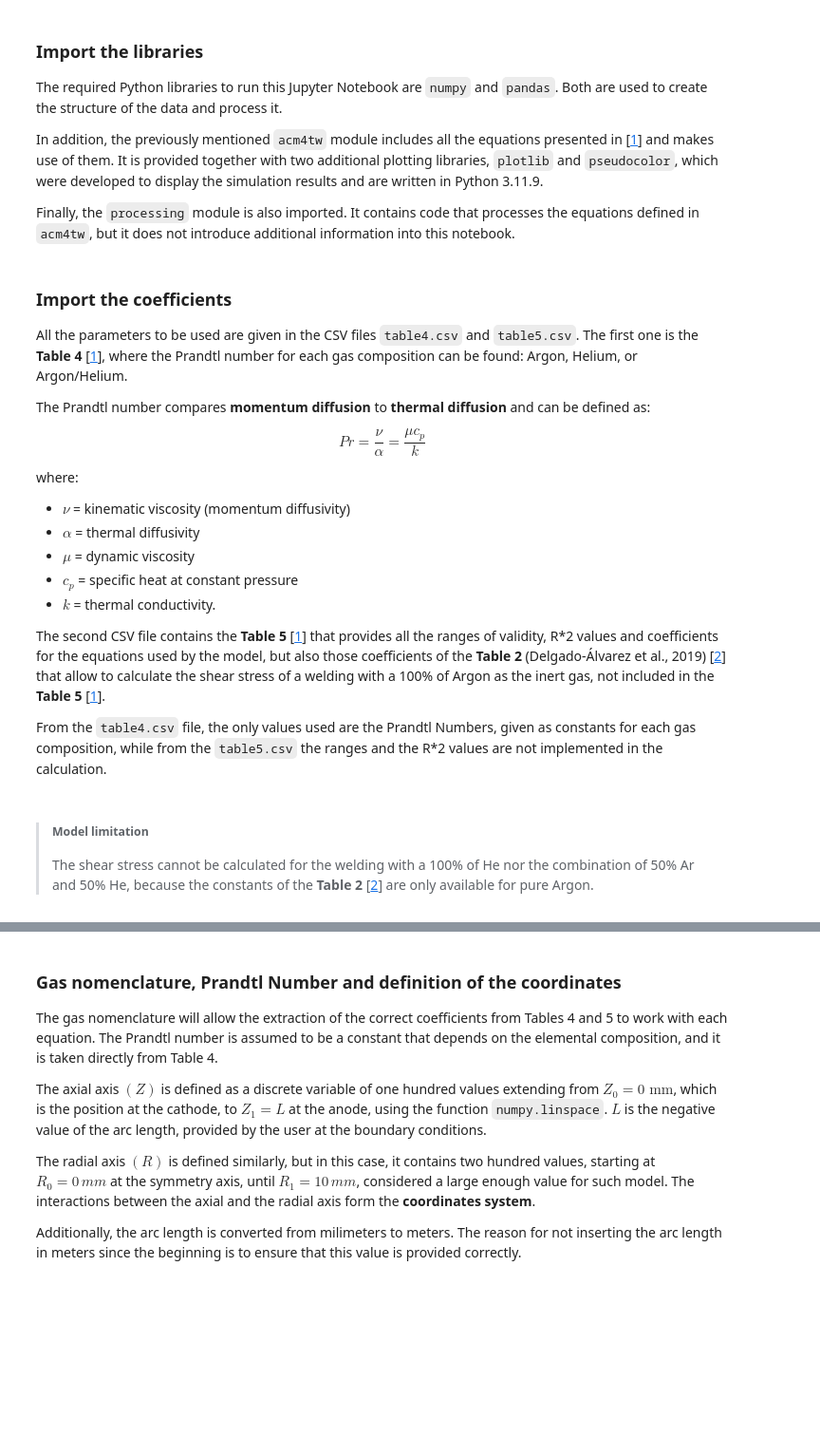
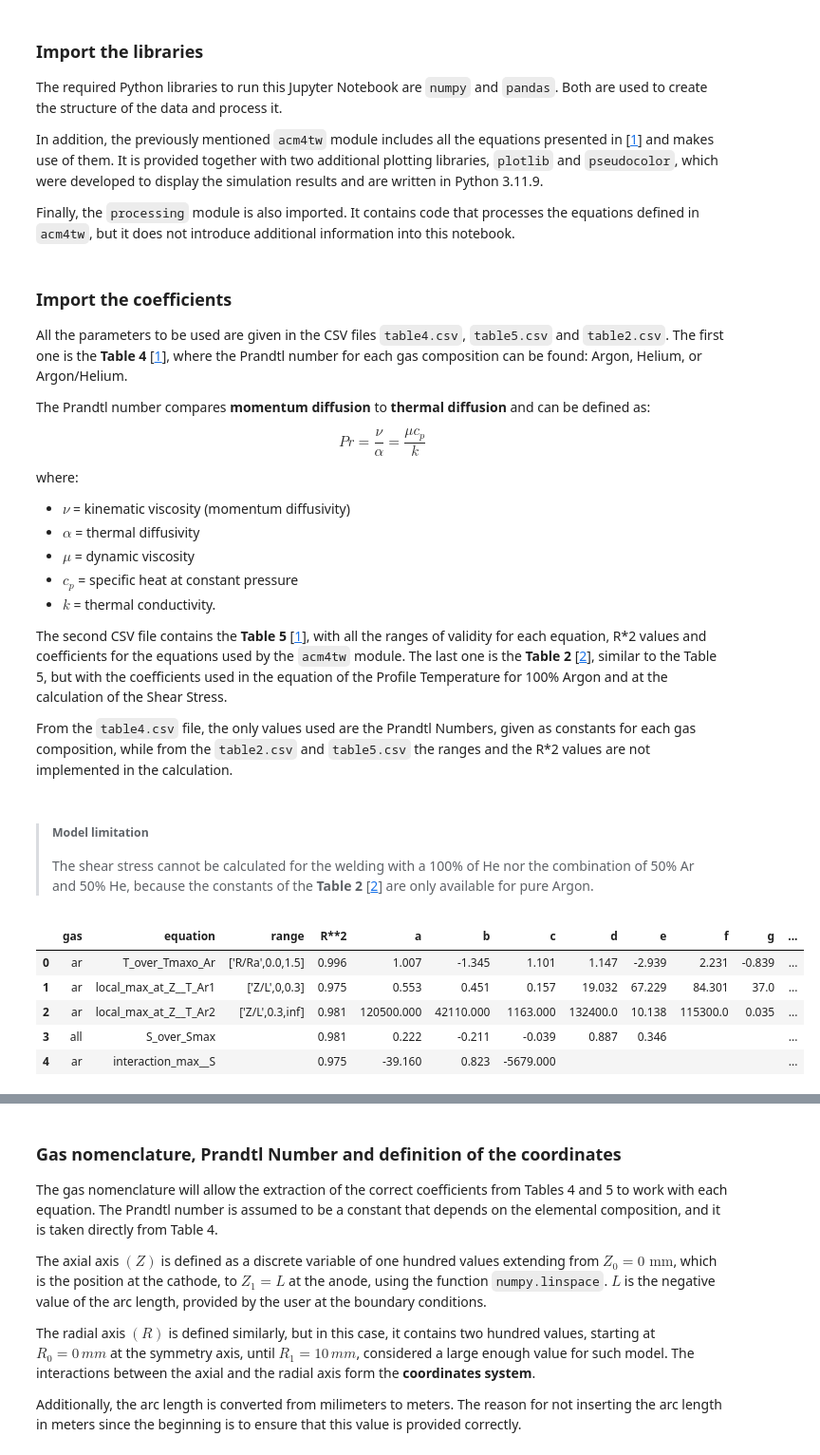
Before and after one commit to mateotournoud/acm4tw, a Jupyter notebook: Arc Characteristics Model for TIG Welding.ipynb, the cells around one changed output, grey strips where cells are left out. Shown at 95% size. Saved outputs shown, nothing was run; the diff lists cells and outputs as text; code cells hidden in the pictures; blank space fills up the shorter version.

```diff
--- a/Arc Characteristics Model for TIG Welding.ipynb
+++ b/Arc Characteristics Model for TIG Welding.ipynb
@@ -49,7 +50,7 @@ import processing
 # %% [markdown]
 ### Import the coefficients
 
-All the parameters to be used are given in the CSV files `table4.csv` and `table5.csv`. The first one is the **Table 4** [[1](#ref-1)], where the Prandtl number for each gas composition can be found: Argon, Helium, or Argon/Helium.
+All the parameters to be used are given in the CSV files `table4.csv`, `table5.csv` and `table2.csv`. The first one is the **Table 4** [[1](#ref-1)], where the Prandtl number for each gas composition can be found: Argon, Helium, or Argon/Helium.
 
 The Prandtl number compares **momentum diffusion** to **thermal diffusion** and can be defined as:
 
@@ -64,12 +65,23 @@ where:
 - $c_p$ = specific heat at constant pressure
 - $k$ = thermal conductivity.
 
-The second CSV file contains the **Table 5** [[1](#ref-1)] that provides all the ranges of validity, R*2 values and coefficients for the equations used by the model, but also those coefficients of the **Table 2** (Delgado-Álvarez et al., 2019) [[2](#ref-2)] that allow to calculate the shear stress of a welding with a 100% of Argon as the inert gas, not included in the **Table 5** [[1](#ref-1)].
+The second CSV file contains the **Table 5** [[1](#ref-1)], with all the ranges of validity for each equation, R*2 values and coefficients for the equations used by the `acm4tw` module. The last one is the **Table 2** [[2](#ref-2)], similar to the Table 5, but with the coefficients used in the equation of the Profile Temperature for 100% Argon and at the calculation of the Shear Stress.
 
-From the `table4.csv` file, the only values used are the Prandtl Numbers, given as constants for each gas composition, while from the `table5.csv` the ranges and the R*2 values are not implemented in the calculation.
+From the `table4.csv` file, the only values used are the Prandtl Numbers, given as constants for each gas composition, while from the `table2.csv` and `table5.csv` the ranges and the R*2 values are not implemented in the calculation.
 # %% [markdown]
 > ##### Model limitation
 > The shear stress cannot be calculated for the welding with a 100% of He nor the combination of 50% Ar and 50% He, because the constants of the **Table 2** [[2](#ref-2)] are only available for pure Argon.
+# %%
+table2 = pd.read_csv('table2.csv', sep=',')
+table2 = table2.fillna("")
+table2
+# %% [output]
+|  | gas | equation | range | R**2 | a | b | c | d | e | f | g | ... |
+| 0 | ar | T_over_Tmaxo_Ar | ['R/Ra',0.0,1.5] | 0.996 | 1.007 | -1.345 | 1.101 | 1.147 | -2.939 | 2.231 | -0.839 | ... |
+| 1 | ar | local_max_at_Z__T_Ar1 | ['Z/L',0,0.3] | 0.975 | 0.553 | 0.451 | 0.157 | 19.032 | 67.229 | 84.301 | 37.0 | ... |
+| 2 | ar | local_max_at_Z__T_Ar2 | ['Z/L',0.3,inf] | 0.981 | 120500.000 | 42110.000 | 1163.000 | 132400.0 | 10.138 | 115300.0 | 0.035 | ... |
+| 3 | all | S_over_Smax |  | 0.981 | 0.222 | -0.211 | -0.039 | 0.887 | 0.346 |  |  | ... |
+| 4 | ar | interaction_max__S |  | 0.975 | -39.160 | 0.823 | -5679.000 |  |  |  |  | ... |
 # %%
 table4 = pd.read_csv('table4.csv', sep=',')
 table4
```
Also changed, not shown: parts of 20 cells of this notebook, 6 other files.
